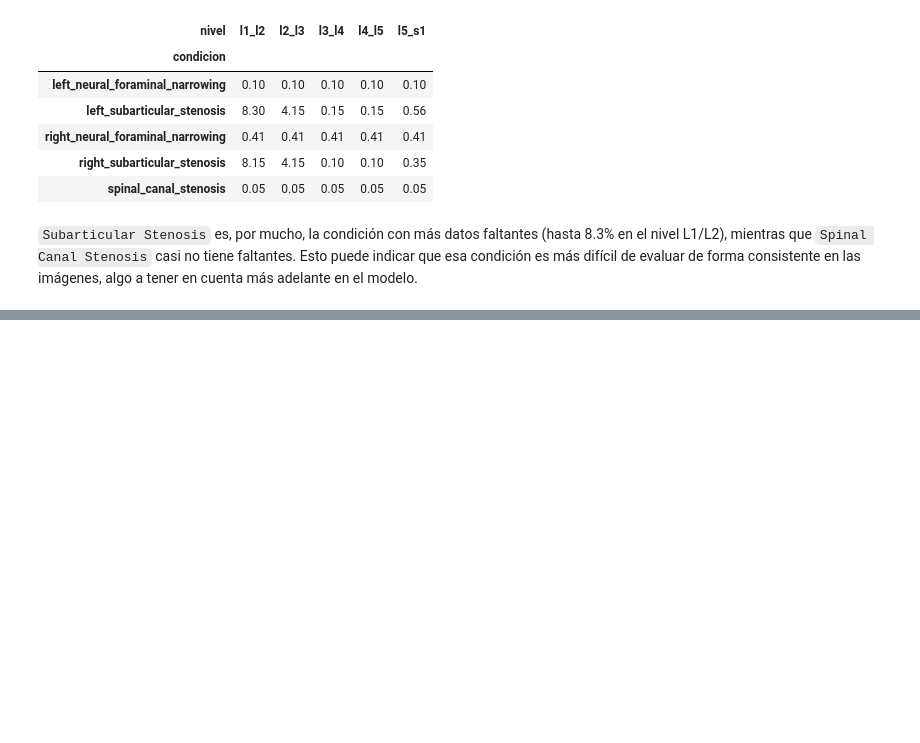
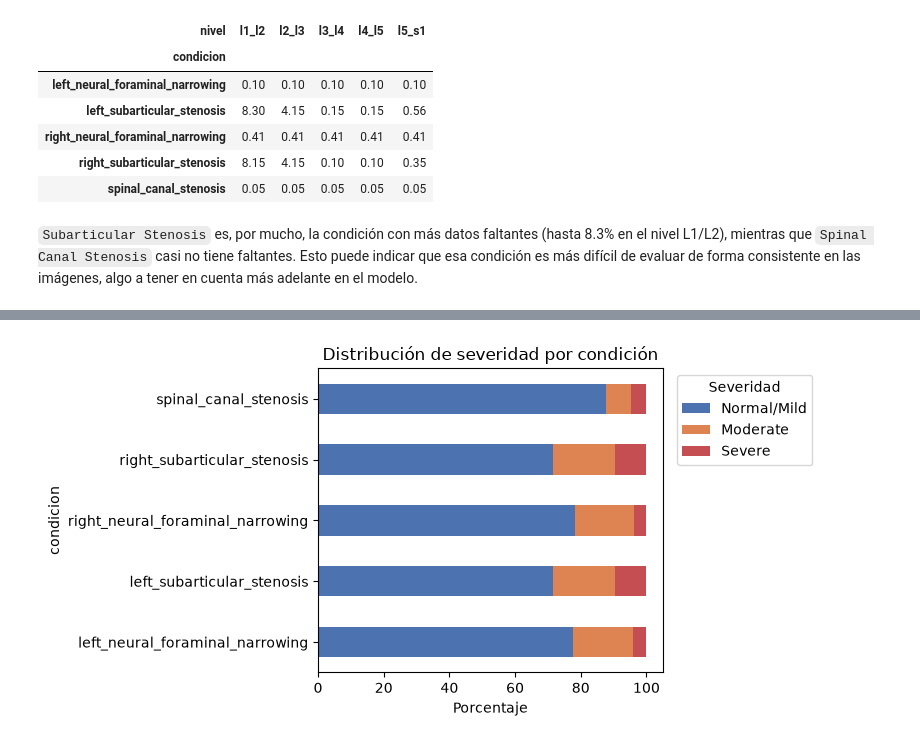
Before and after one commit to Albu231311/Proyecto2-DS, a Jupyter notebook: Proyecto2_Limpieza_Preprocesamiento.ipynb, the cells around one changed output, grey strips where cells are left out. Drawn from its saved outputs; the diff is of its cells as text; code cells hidden in the pictures; blank space fills up the shorter version.

```diff
--- a/Proyecto2_Limpieza_Preprocesamiento.ipynb
+++ b/Proyecto2_Limpieza_Preprocesamiento.ipynb
@@ -489,0 +529,4 @@ tabla_nulos
+# %%
+tabla_condicion = pd.crosstab(train_long_clean['condicion'], train_long_clean['severidad'], normalize='index') * 100
+tabla_condicion = tabla_condicion[orden].round(2)
+tabla_condicion
@@ -489,0 +541,10 @@ tabla_nulos
+# %%
+tabla_condicion.plot(kind='barh', stacked=True, figsize=(8, 4), color=['#4C72B0', '#DD8452', '#C44E52'])
+plt.xlabel('Porcentaje')
+plt.title('Distribución de severidad por condición')
+plt.legend(title='Severidad', bbox_to_anchor=(1.02, 1), loc='upper left')
+plt.tight_layout()
+plt.savefig('data/processed/barras_severidad_por_condicion.png', dpi=120)
+plt.show()
+# %% [output]
+[figure, added]
```
Also changed, not shown: parts of 9 cells of this notebook, 3 other files.
